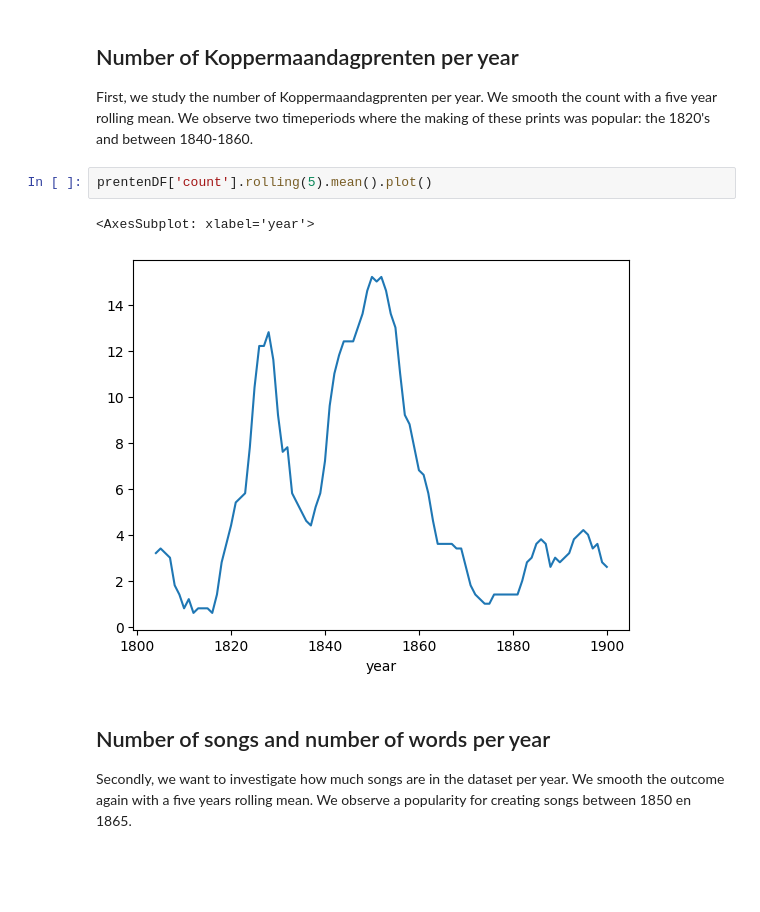
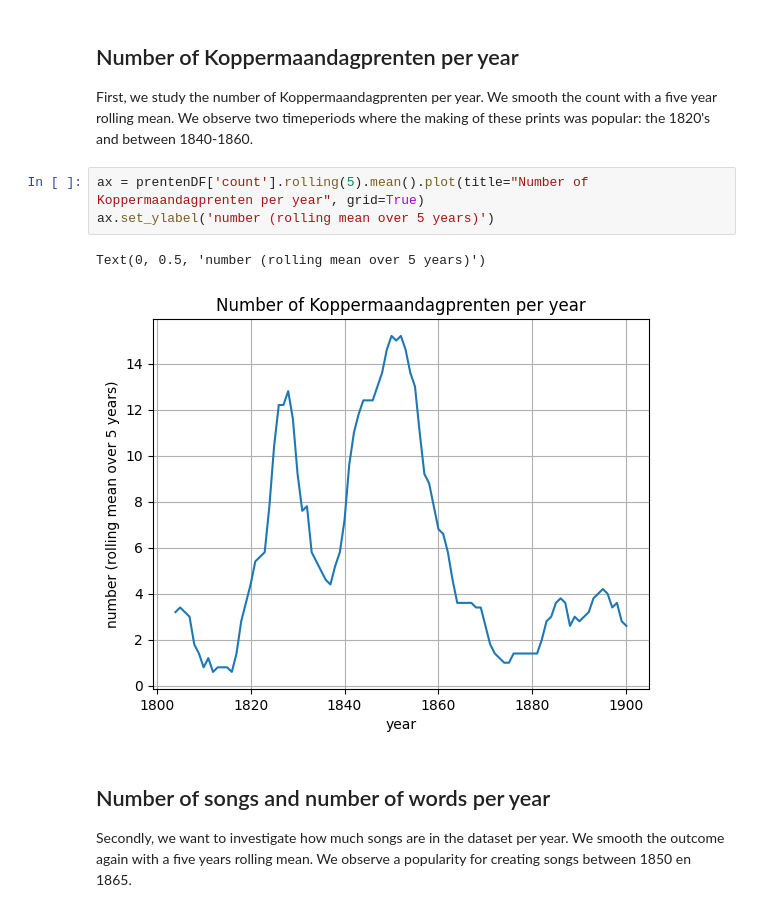
Before and after one commit to ivozandhuis/tv-liedjes, a Jupyter notebook: analysis.ipynb, the cells around one changed output. Cells and saved outputs as stored; diff of their text form; blank space fills up the shorter version.

```diff
--- a/analysis.ipynb
+++ b/analysis.ipynb
@@ -188,11 +188,12 @@ The development of the number of particular retained heritage of printing in the
 # %% [markdown]
 ## Number of Koppermaandagprenten per year
 First, we study the number of Koppermaandagprenten per year. We smooth the count with a five year rolling mean. We observe two timeperiods where the making of these prints was popular: the 1820's and between 1840-1860.
-# %%
-prentenDF['count'].rolling(5).mean().plot()
-# %% [output]
-<AxesSubplot: xlabel='year'>
-[figure, removed]
+# %%
+ax = prentenDF['count'].rolling(5).mean().plot(title="Number of Koppermaandagprenten per year", grid=True)
+ax.set_ylabel('number (rolling mean over 5 years)')
+# %% [output]
+Text(0, 0.5, 'number (rolling mean over 5 years)')
+[figure, added]
 # %% [markdown]
 ## Number of songs and number of words per year
 Secondly, we want to investigate how much songs are in the dataset per year. We smooth the outcome again with a five years rolling mean. We observe a popularity for creating songs between 1850 en 1865.
```
Also changed, not shown: parts of 12 cells of this notebook, 5 other files.
